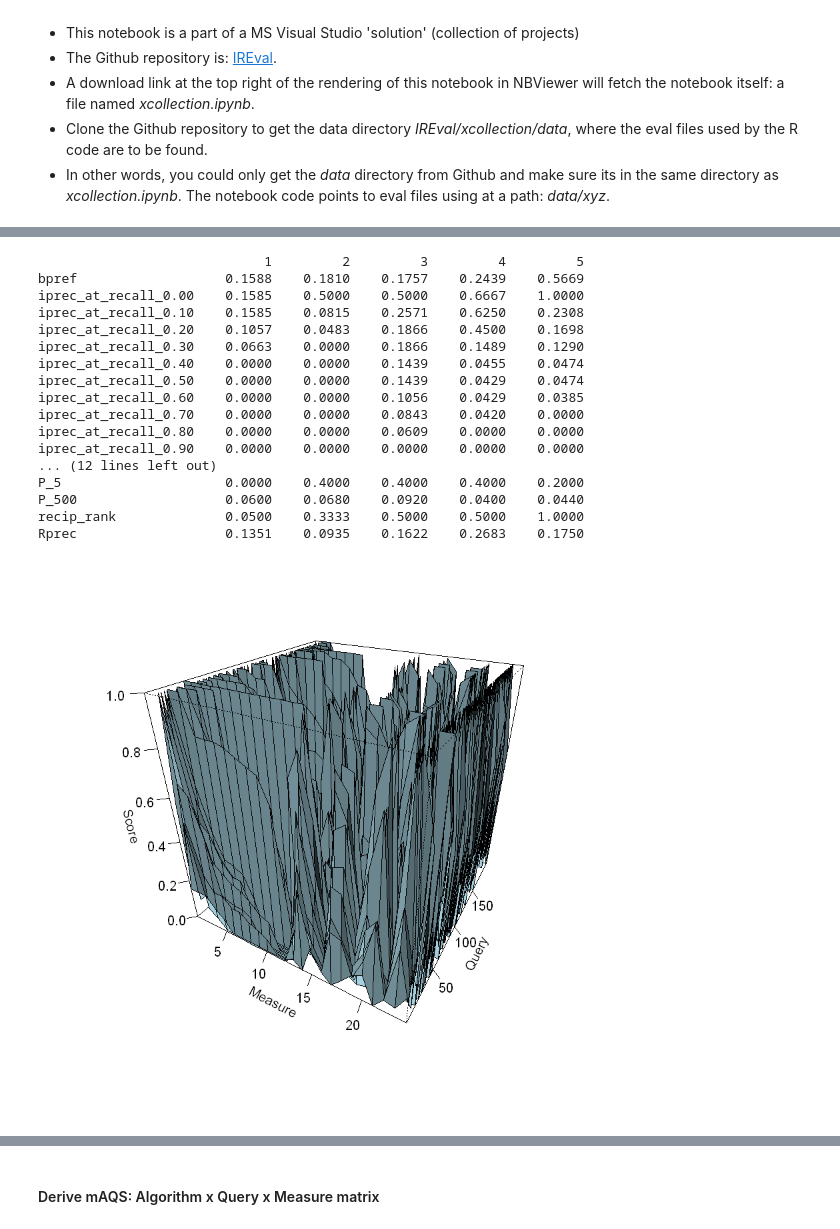
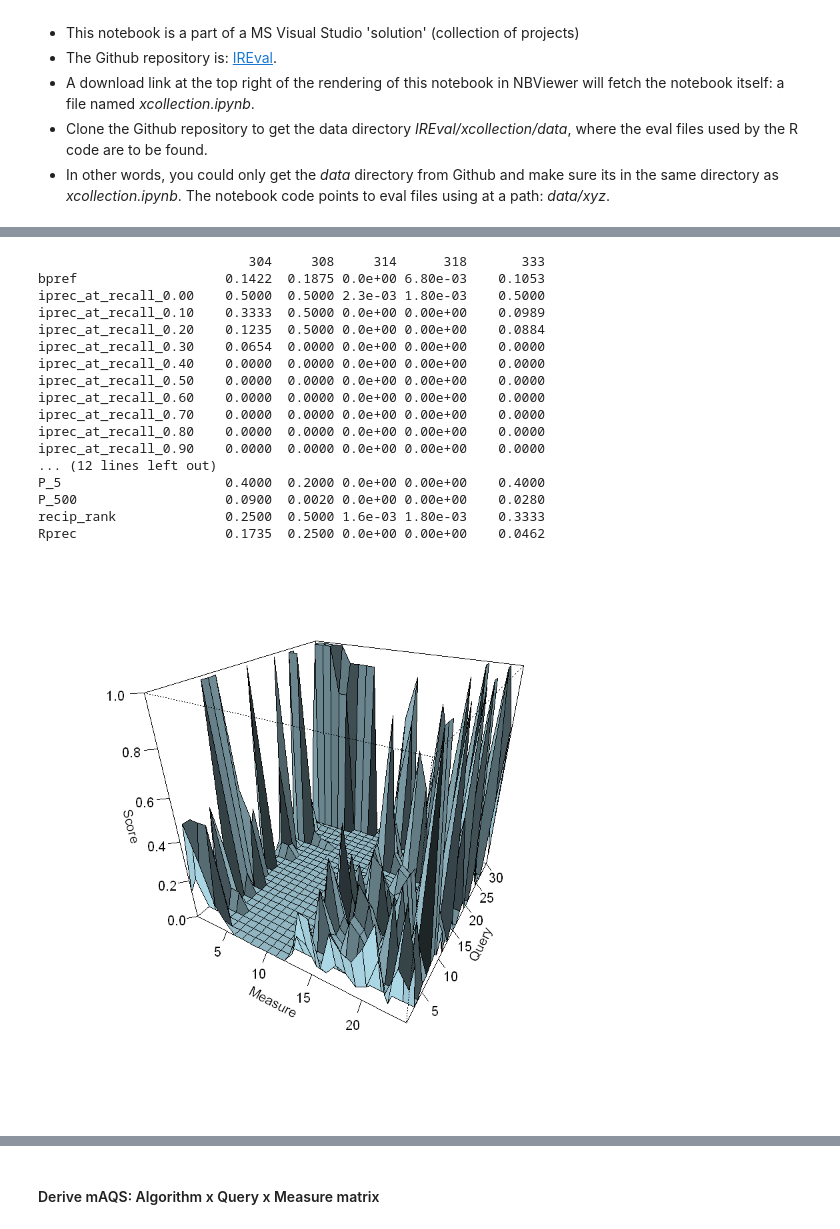
Before and after one commit to TheSeaOfRhun/IREval, a Jupyter notebook: xcollection/xcollection.ipynb, the cells around one changed output, grey strips where cells are left out. Cells and saved outputs as stored; diff of their text form; code cells hidden in the pictures.

```diff
--- a/xcollection/xcollection.ipynb
+++ b/xcollection/xcollection.ipynb
@@ -63,6 +63,18 @@ AQSMatrix <- function(vfEval) {
 getEvalFileList <- function(regex) {
     vfEval = list.files("data/LTR/evals", pattern = regex, full.names = TRUE)
 }
+
+# Convert a matrix to a data-frame
+
+getDataFrameFromMatrix <- function(mMatrix, sColHeader) {
+    # mMatrix must have well-defined row-names and column-names.
+    # sColHeader is the column header of the new column inserted at left of the data-frame.
+    dDataFrame = data.frame(mMatrix, row.names = NULL)
+    colnames(dDataFrame) = colnames(mMatrix)
+    dDataFrame = cbind(sStubHeader = rownames(mMatrix), dDataFrame)
+    names(dDataFrame)[names(dDataFrame) == "sStubHeader"] = sColHeader
+    return(dDataFrame)
+}
 # %% [markdown]
 ### DEMO
 
@@ -76,28 +95,40 @@ The overall transformation steps:
 # %%
-fEval = "data/LTR/evals/AP.d.p.bm25.196.T.x"
+fEval = "data/LTR/evals/FR94.d.p.bm25.30.T.x"
 mMQS = MQSMatrix(fEval)
 print(mMQS[,1:5])
 
 # Just for fun: plot the mMQS matrix (the plot makes no real sense).
 # Rows 14, 15 and 16(num_rel, num_rel_ret, num_ret) were dropped to keep scores within a range that creates a decent picture.
 mMQS = mMQS[ - c(14, 15, 16),]
  persp(x = 1:nrow(mMQS), y = 1:ncol(mMQS), z = mMQS, xlab = "Measure", ylab = "Query", zlab = "Score", theta = 30, phi = 30, col = "lightblue", shade = 0.25, ticktype = "detailed")
+
+rc <- rainbow(nrow(mMQS), start = 0, end = .3)
+cc <- rainbow(ncol(mMQS), start = 0, end = .3)
+heatmap(mMQS, Rowv = NA, Colv = NA, col = heat.colors(256), RowSideColor = rc, ColSideColors = cc)
+
+plot(as.factor(rownames(mMQS)), mMQS)
+
+# Boxplot the eval measures.
+# ggplot only consumes data-frames, so convert the matrices first.
+dMQS = getDataFrameFromMatrix(mMQS, "measure")
+dlMQS = melt(dMQS[ - c(14, 15, 16),], id.vars = "measure", variable.name = "query", value.name = "score")
+ggplot(dlMQS, aes(x = measure, y = score, fill = measure)) + geom_boxplot() + theme(strip.text.x = element_text(size = 8, angle = 90), axis.text.x = element_text(angle = 90, vjust = 0.5, size = 6))
 # %% [output]
-                             1         2         3         4         5
-bpref                   0.1588    0.1810    0.1757    0.2439    0.5669
-iprec_at_recall_0.00    0.1585    0.5000    0.5000    0.6667    1.0000
-iprec_at_recall_0.10    0.1585    0.0815    0.2571    0.6250    0.2308
-iprec_at_recall_0.20    0.1057    0.0483    0.1866    0.4500    0.1698
-iprec_at_recall_0.30    0.0663    0.0000    0.1866    0.1489    0.1290
-iprec_at_recall_0.40    0.0000    0.0000    0.1439    0.0455    0.0474
-iprec_at_recall_0.50    0.0000    0.0000    0.1439    0.0429    0.0474
-iprec_at_recall_0.60    0.0000    0.0000    0.1056    0.0429    0.0385
-iprec_at_recall_0.70    0.0000    0.0000    0.0843    0.0420    0.0000
-iprec_at_recall_0.80    0.0000    0.0000    0.0609    0.0000    0.0000
-iprec_at_recall_0.90    0.0000    0.0000    0.0000    0.0000    0.0000
+                           304     308     314      318       333
+bpref                   0.1422  0.1875 0.0e+00 6.80e-03    0.1053
+iprec_at_recall_0.00    0.5000  0.5000 2.3e-03 1.80e-03    0.5000
+iprec_at_recall_0.10    0.3333  0.5000 0.0e+00 0.00e+00    0.0989
+iprec_at_recall_0.20    0.1235  0.5000 0.0e+00 0.00e+00    0.0884
+iprec_at_recall_0.30    0.0654  0.0000 0.0e+00 0.00e+00    0.0000
+iprec_at_recall_0.40    0.0000  0.0000 0.0e+00 0.00e+00    0.0000
+iprec_at_recall_0.50    0.0000  0.0000 0.0e+00 0.00e+00    0.0000
+iprec_at_recall_0.60    0.0000  0.0000 0.0e+00 0.00e+00    0.0000
+iprec_at_recall_0.70    0.0000  0.0000 0.0e+00 0.00e+00    0.0000
+iprec_at_recall_0.80    0.0000  0.0000 0.0e+00 0.00e+00    0.0000
+iprec_at_recall_0.90    0.0000  0.0000 0.0e+00 0.00e+00    0.0000
 ... (12 lines left out)
-P_5                     0.0000    0.4000    0.4000    0.4000    0.2000
-P_500                   0.0600    0.0680    0.0920    0.0400    0.0440
-recip_rank              0.0500    0.3333    0.5000    0.5000    1.0000
-Rprec                   0.1351    0.0935    0.1622    0.2683    0.1750
+P_5                     0.4000  0.2000 0.0e+00 0.00e+00    0.4000
+P_500                   0.0900  0.0020 0.0e+00 0.00e+00    0.0280
+recip_rank              0.2500  0.5000 1.6e-03 1.80e-03    0.3333
+Rprec                   0.1735  0.2500 0.0e+00 0.00e+00    0.0462
-[figure, old version]
+[figure, new version]
```
Also changed, not shown: parts of 6 cells of this notebook.
